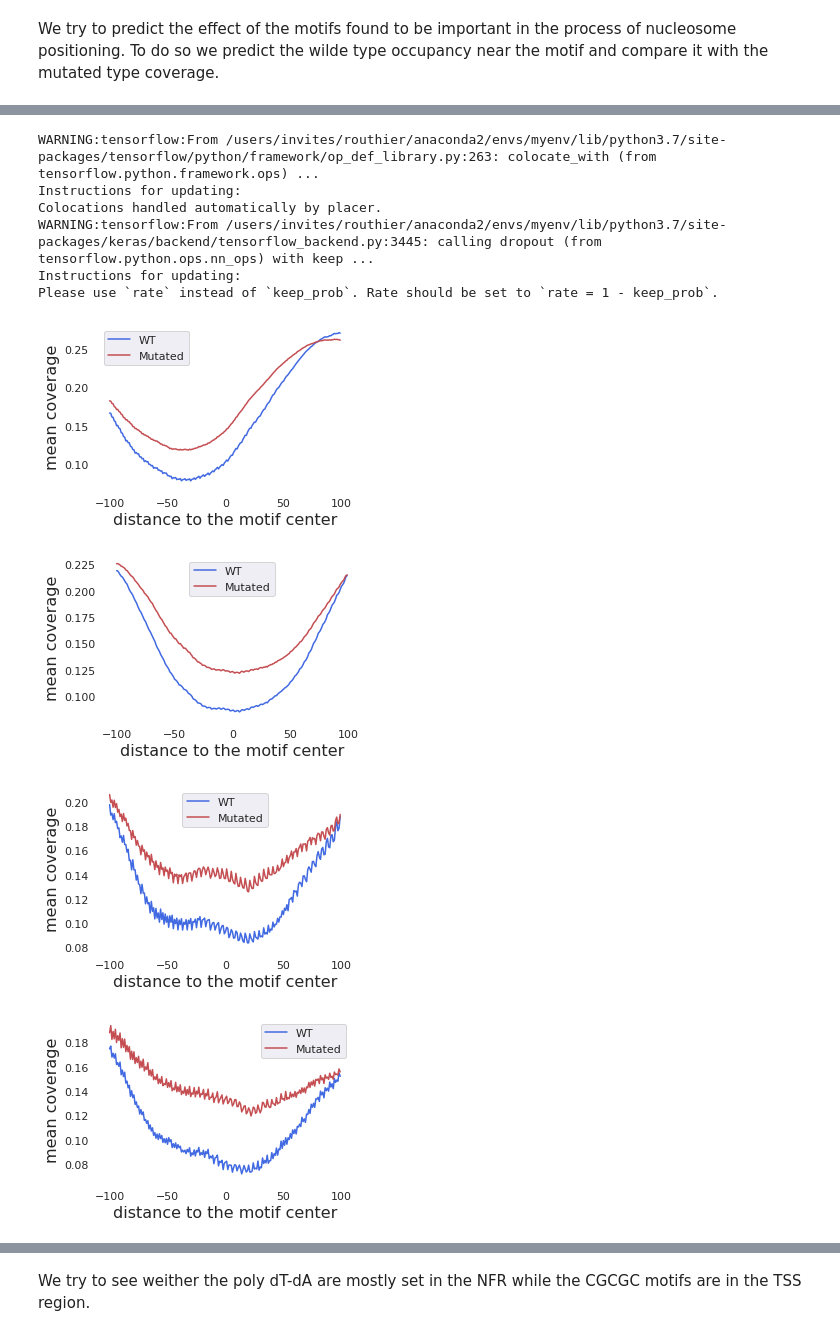
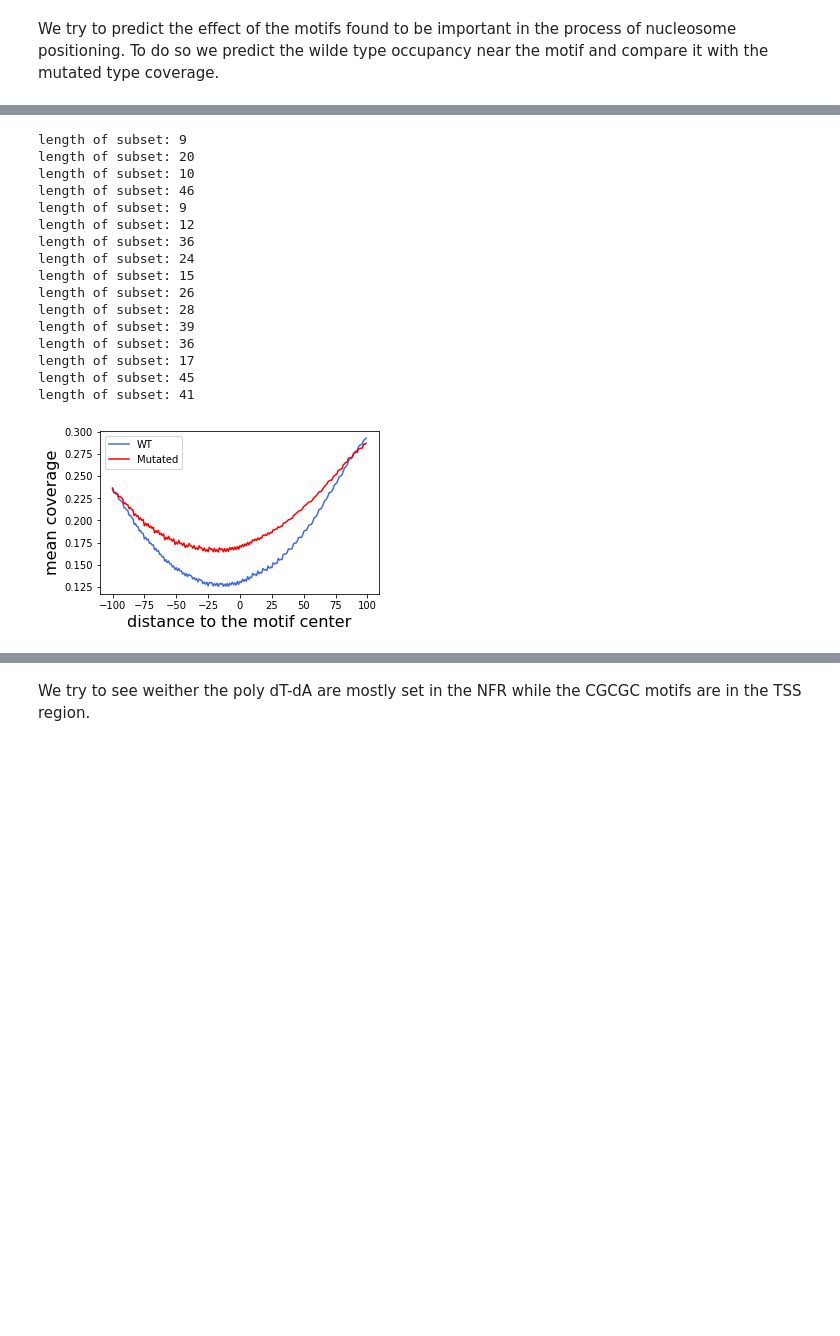
Before and after one commit to etirouthier/NucleosomeDensity, a Jupyter notebook: Programme/Studying_mutazome.ipynb, the cells around one changed output, grey strips where cells are left out. Saved outputs shown, nothing was run; the diff lists cells and outputs as text; code cells hidden in the pictures; blank space fills up the shorter version.

```diff
--- a/Programme/Studying_mutazome.ipynb
+++ b/Programme/Studying_mutazome.ipynb
@@ -223,0 +430,2 @@ list_CGCGC = np.array(['CGCGC', 'CGCGT','CCCGC', 'TTCGC','CTCGC', 'GCCGC','AGCGC
+# %%
+list_of_group = np.array([find_group_of_motif(motif, 2) for motif in list_of_motives])
@@ -404,40 +1234,35 @@ def predict_around(positions, width):
 # %%
-def plot_effect_mutation(list_of_motifs, width):
-    for motif in list_of_motifs:
-        pred = predict_around(position_motif([letter_num[i] for i in motif]), width)
-        fig = plt.figure(figsize=(10,3))
-        ax1 = fig.add_subplot(1, 2, 1)
-        ax1.plot(range(-width, width), np.mean(pred, axis=0)[:, 3],
-                 'royalblue',
-                 label='WT')
-        ax1.plot(range(-width, width), np.mean(np.mean(pred, axis=0)[:, :3], axis=1),
-                 'r',
-                 label='Mutated')
-        ax1.legend()
-        ax1.set_facecolor('w')
-        ax1.set_xlabel('distance to the motif center', fontsize=16)
-        ax1.set_ylabel('mean coverage', fontsize=16)
-
-        #ax2 = fig.add_subplot(1, 2, 2)
-        #ax2.set_facecolor('w')
-        #ax2.bar(range(5),
-        #        np.mean(np.array([z_score[pos - 2 : pos + 3]\
-        #                          for pos in position_motif([letter_num[i] for i in motif])]), axis=0),
-        #        color='royalblue',
-        #        width=0.5)
-        #ax2.set_ylabel('mean mutation score', fontsize=16)
-        #ax2.set_xticks(range(5))
-        #ax2.set_xticklabels(motif, fontsize=30)
+def plot_effect_mutation(motif, idx_subsets, width):
+    pred = predict_around(motif, idx_subsets, width)
+    fig = plt.figure(figsize=(5, 3))
+    ax1 = fig.add_subplot(1, 1, 1)
+    ax1.plot(range(-width, width), np.mean(pred, axis=0)[:, 3],
+             'royalblue',
+             label='WT')
+    ax1.plot(range(-width, width), np.mean(np.mean(pred, axis=0)[:, :3], axis=1),
+             'r',
+             label='Mutated')
+    ax1.legend()
+    ax1.set_facecolor('w')
+    ax1.set_xlabel('distance to the motif center', fontsize=16)
+    ax1.set_ylabel('mean coverage', fontsize=16)
 # %%
-plot_effect_mutation(['AAAAA', 'TTTTT', 'CGCGC', 'GCGCG'], width=100)
+plot_effect_mutation('AAAAA', [0, 4], width=100)
 # %% [output]
-WARNING:tensorflow:From /users/invites/routhier/anaconda2/envs/myenv/lib/python3.7/site-packages/tensorflow/python/framework/op_def_library.py:263: colocate_with (from tensorflow.python.framework.ops) ...
-Instructions for updating:
-Colocations handled automatically by placer.
-WARNING:tensorflow:From /users/invites/routhier/anaconda2/envs/myenv/lib/python3.7/site-packages/keras/backend/tensorflow_backend.py:3445: calling dropout (from tensorflow.python.ops.nn_ops) with keep ...
-Instructions for updating:
-Please use `rate` instead of `keep_prob`. Rate should be set to `rate = 1 - keep_prob`.
+length of subset: 9
+length of subset: 20
+length of subset: 10
+length of subset: 46
+length of subset: 9
+length of subset: 12
+length of subset: 36
+length of subset: 24
+length of subset: 15
+length of subset: 26
+length of subset: 28
+length of subset: 39
+length of subset: 36
+length of subset: 17
+length of subset: 45
+length of subset: 41
-[figure, old version]
+[figure, new version]
-[figure, removed]
-[figure, removed]
-[figure, removed]
```
Also changed, not shown: parts of 96 cells of this notebook, 11 other files.
